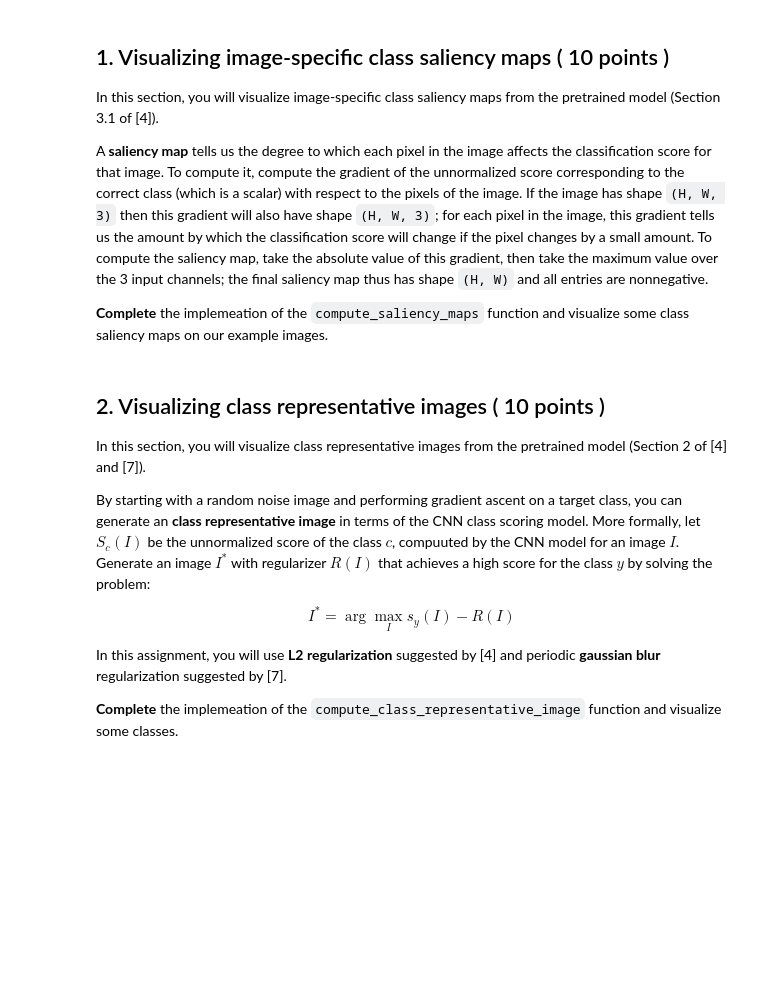
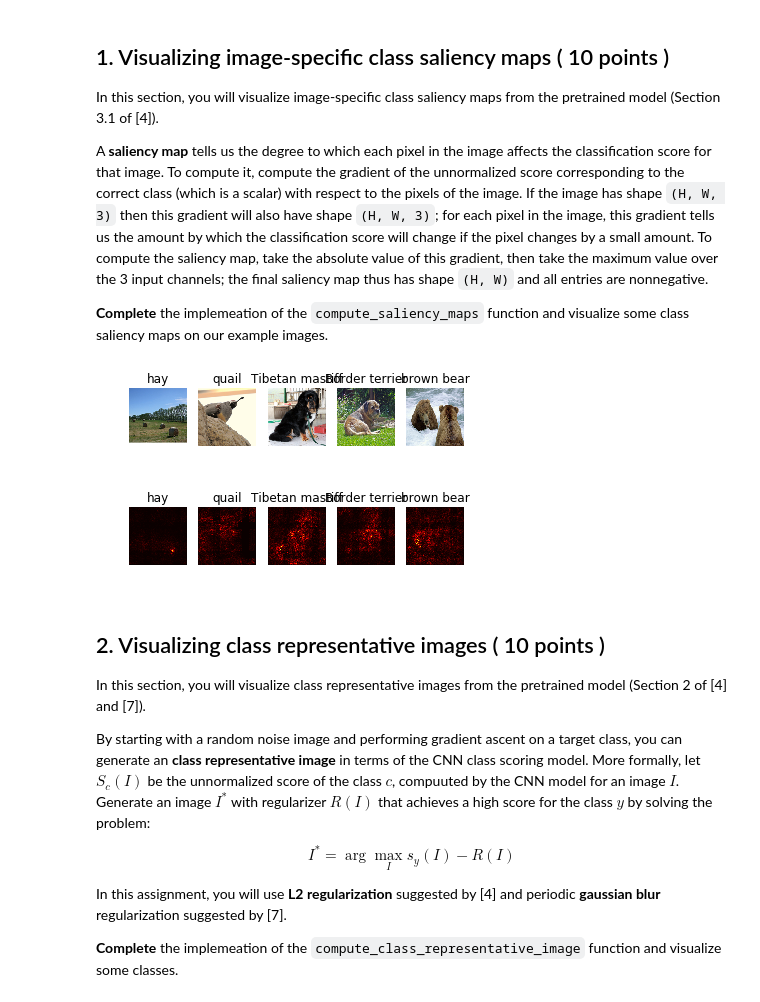
Before and after one commit to darkgs/CourseDeepLearning, a Jupyter notebook: Assignment2/Assignment2-3_Visualizing_CNN.ipynb, the cells around one changed output. Drawn from its saved outputs; the diff is of its cells as text; code cells hidden in the pictures; blank space fills up the shorter version.

```diff
--- a/Assignment2/Assignment2-3_Visualizing_CNN.ipynb
+++ b/Assignment2/Assignment2-3_Visualizing_CNN.ipynb
@@ -72,17 +80,33 @@ A **saliency map** tells us the degree to which each pixel in the image affects
 # %%
 def compute_saliency_maps(sess, model, X, Y):
     """ Compute a class saliency map using the model for images X and labels Y """
     ##############################################################################
     #                          IMPLEMENT YOUR CODE                               #
     ##############################################################################
-    pass
+    feed_dict = {
+        model.inputs: X,
+        model.targets: Y,
+    }
+    t_gradients = tf.gradients(model.outputs, model.inputs)
+    t_grad_abs_max = tf.squeeze(tf.reduce_max(tf.abs(t_gradients), axis=4))
+    saliency = sess.run([t_grad_abs_max], feed_dict=feed_dict)
+    saliency = np.squeeze(np.array(saliency))
+
+    #dX = tf.gradients(correct_scores, model.image)
+
+    # We take absolute values, get max along channels and remove singleton dimension.
+    #saliency_abs = tf.abs(dX)
+    #saliency_max = tf.reduce_max(saliency_abs, axis=4)
+    #saliency_squeeze = tf.squeeze(saliency_max)
     ##############################################################################
     #                             END OF YOUR CODE                               #
     ##############################################################################
     return saliency
 
 SaliencyMaps = compute_saliency_maps(sess, model, X, Y)
 plot_images(X, Y, Class_names, SaliencyMaps=SaliencyMaps)
+# %% [output]
+[figure, added]
 # %% [markdown]
 ## <a name="2"></a> 2. Visualizing class representative images ( 10 points )
 
```
Also changed, not shown: parts of 4 cells of this notebook, 25 other files.
